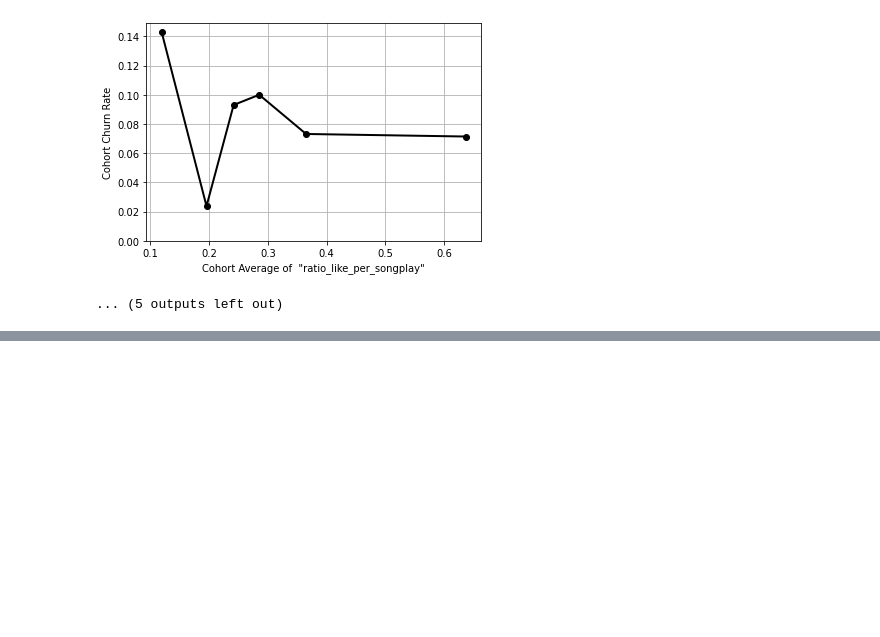
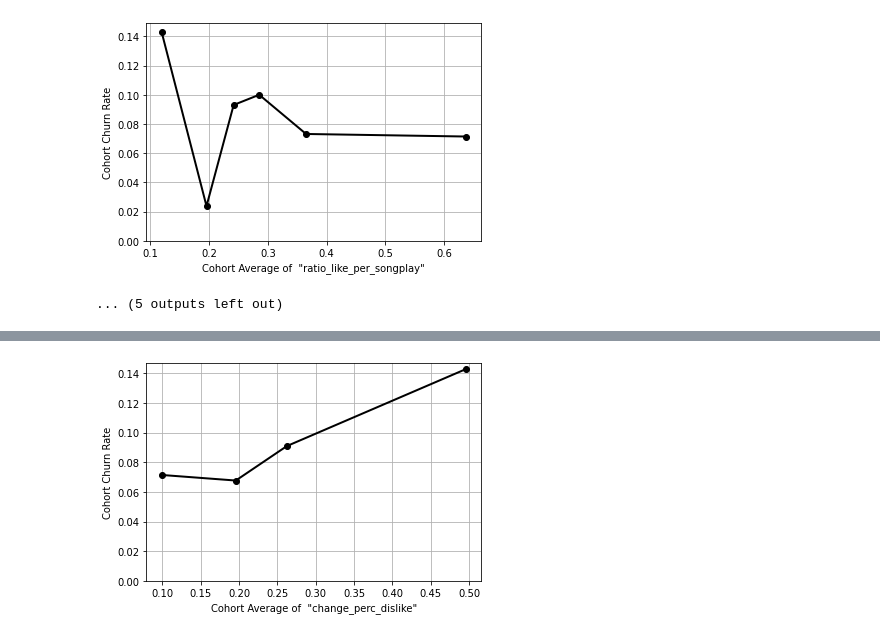
Before and after one commit to gilzero/project_churn_spark, a Jupyter notebook: sparkify.ipynb, the cells around one changed output, grey strips where cells are left out. Saved outputs shown, nothing was run; the diff lists cells and outputs as text; code cells hidden in the pictures; blank space fills up the shorter version.

```diff
--- a/sparkify.ipynb
+++ b/sparkify.ipynb
@@ -1817,0 +1400,6 @@ for metric in df_normalized.columns[:-1]:
+# %%
+# change_perc_dislike
+
+cohort_plot('change_perc_dislike', n_cohort=6, df_data=df_normalized)
+# %% [output]
+[figure, added]
```
Also changed, not shown: parts of 69 cells of this notebook, 1 other file.
